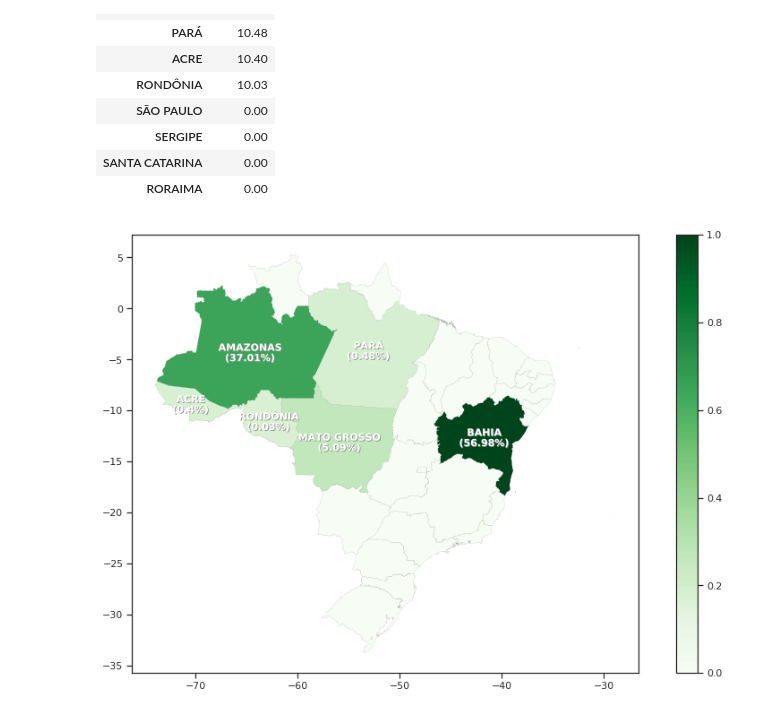
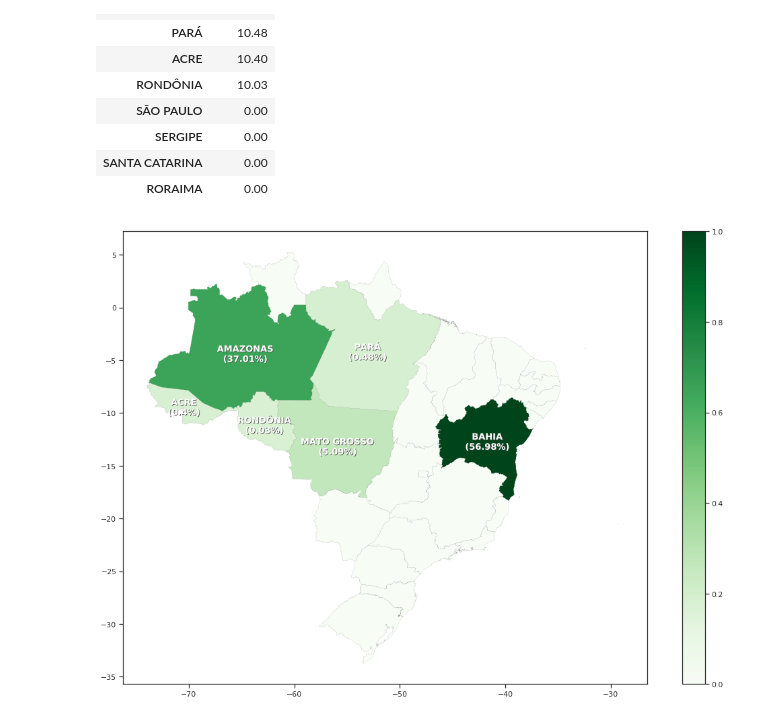
Before and after one commit to allexlima/analise_ibge_t6588, a Jupyter notebook: analise_ibge.ipynb, the cells around one changed output. Drawn from its saved outputs; the diff is of its cells as text; code cells hidden in the pictures.

```diff
--- a/analise_ibge.ipynb
+++ b/analise_ibge.ipynb
@@ -130,29 +130,30 @@ df_make_up.head(10)
 | SANTA CATARINA | 0.00 |
 | RORAIMA | 0.00 |
 # %%
-fig, ax = plt.subplots(1, figsize=(15, 9))
+fig, ax = plt.subplots(1, figsize=(15, 10))
 
 merged = df_map.set_index('NM_ESTADO').join(df_make_up)
-merged.plot(column='toneladas', cmap='Greens', ax=ax, linewidth=0.1, edgecolor='.5')
+merged.plot(column='toneladas', cmap='Greens', ax=ax, linewidth=0.1, edgecolor='.4')
 
 # Configurações de cor
 sm = plt.cm.ScalarMappable(cmap='Greens', norm=plt.Normalize(vmin=0.0, vmax=1.0))
 sm._A = []
 cbar = fig.colorbar(sm)
 ax.set_facecolor('#FFFFFF')
 
 # Labels
 
 for _, row in df_aux.iterrows():
     if row.toneladas > 0:
         plt.text(row.x, row.y-1, "{}\n({}%)".format(row.estado, row.toneladas),
-                 fontsize=11, weight ='bold', color='white', horizontalalignment='center',
-                 path_effects=[pe.withSimplePatchShadow(alpha=1, rho=.55, offset=(.8, -.8))])
+                 fontsize=13, weight ='bold', color='white', horizontalalignment='center',
+                 path_effects=[pe.withSimplePatchShadow(alpha=1, rho=.3, offset=(.8, -.8))])
 
 
 # ax.annotate('Fonte: IBGE (2019)',xy=(0.139, .12), xycoords='figure fraction',
 #             horizontalalignment='left', verticalalignment='top', fontsize=12, color='#555555')
 
-plt.savefig("por_estado.png", dpi=300)
+plt.tight_layout()
+plt.savefig("por_estado.png", dpi=150)
 # %% [output]
-[figure, old version]
+[figure, new version]
```
Also changed, not shown: parts of 1 cell of this notebook, 2 other files.
